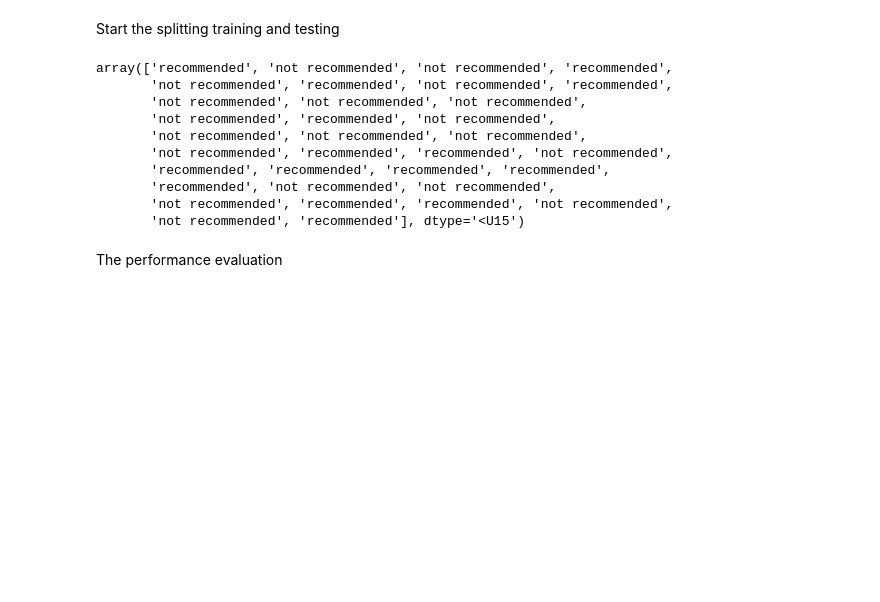
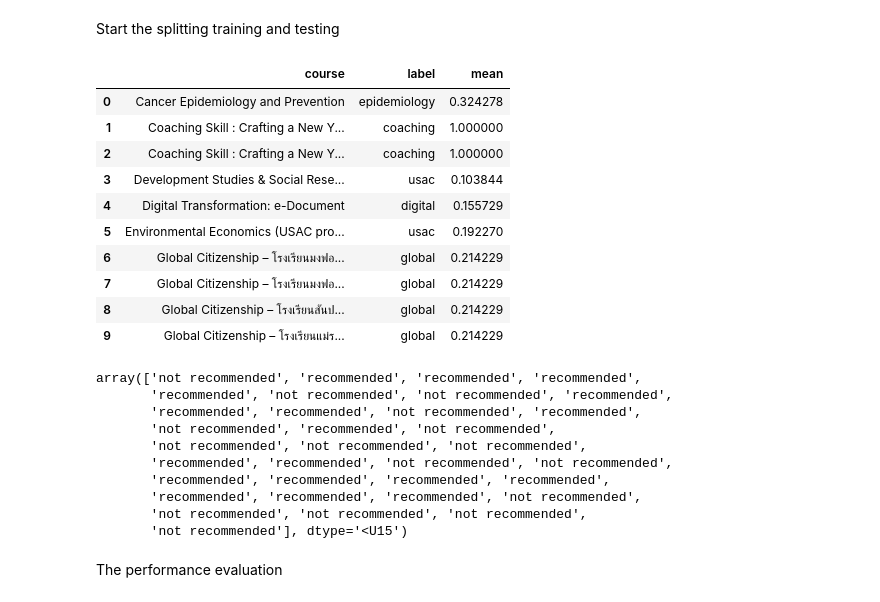
Before and after one commit to startg2545/recommendation-system, a Jupyter notebook: tfidf.ipynb, the cells around one changed output. Cells and saved outputs as stored; diff of their text form; code cells hidden in the pictures; blank space fills up the shorter version.

Commit message:
test performance sucessfully

```diff
--- a/tfidf.ipynb
+++ b/tfidf.ipynb
@@ -384,29 +385,43 @@ Start the splitting training and testing
 # %%
 # Create a DataFrame from courses and item_list
 def get_mean(item):
     arr = recommender_tfidf(item, cosine_similarities)['Cosine Similarity Score']
     if arr.empty:
         return 0
     else:
         return arr.mean()
 
 X = pd.DataFrame({
     'course': courses,
     'label': item_list,
     'mean': [ get_mean(item) for item in courses ]
 })
 
 def get_label(item):
     mean = get_mean(item)
     if mean > 0.2:
         return 'recommended'
     else:
         return 'not recommended'
 
 y = [ get_label(course) for course in courses ]
+
+X.head(10)
+# %% [output]
+|  | course | label | mean |
+| 0 | Cancer Epidemiology and Prevention | epidemiology | 0.324278 |
+| 1 | Coaching Skill : Crafting a New Y... | coaching | 1.000000 |
+| 2 | Coaching Skill : Crafting a New Y... | coaching | 1.000000 |
+| 3 | Development Studies & Social Rese... | usac | 0.103844 |
+| 4 | Digital Transformation: e-Document | digital | 0.155729 |
+| 5 | Environmental Economics (USAC pro... | usac | 0.192270 |
+| 6 | Global Citizenship – โรงเรียนมงฟอ... | global | 0.214229 |
+| 7 | Global Citizenship – โรงเรียนมงฟอ... | global | 0.214229 |
+| 8 | Global Citizenship – โรงเรียนสันป... | global | 0.214229 |
+| 9 | Global Citizenship – โรงเรียนแม่ร... | global | 0.214229 |
 # %%
 # Train test split
-X_train, X_test, y_train, y_test = train_test_split(X, y, test_size=0.2)
+X_train, X_test, y_train, y_test = train_test_split(X, y, test_size=0.2, shuffle=True)
 
 # Create a TF-IDF matrix for the labels
 vectorizer = TfidfVectorizer(stop_words='english')
@@ -425,16 +440,16 @@ between the TF-IDF vectors of the labels is then calculated to create a similari
 matrix. This similarity matrix can be used to recommend items that have similar labels.'''
 predictions
 # %% [output]
-array(['recommended', 'not recommended', 'not recommended', 'recommended',
-       'not recommended', 'recommended', 'not recommended', 'recommended',
-       'not recommended', 'not recommended', 'not recommended',
+array(['not recommended', 'recommended', 'recommended', 'recommended',
+       'recommended', 'not recommended', 'not recommended', 'recommended',
+       'recommended', 'recommended', 'not recommended', 'recommended',
        'not recommended', 'recommended', 'not recommended',
        'not recommended', 'not recommended', 'not recommended',
-       'not recommended', 'recommended', 'recommended', 'not recommended',
+       'recommended', 'recommended', 'not recommended', 'not recommended',
        'recommended', 'recommended', 'recommended', 'recommended',
-       'recommended', 'not recommended', 'not recommended',
-       'not recommended', 'recommended', 'recommended', 'not recommended',
-       'not recommended', 'recommended'], dtype='<U15')
+       'recommended', 'recommended', 'recommended', 'not recommended',
+       'not recommended', 'not recommended', 'not recommended',
+       'not recommended'], dtype='<U15')
 # %% [markdown]
 The performance evaluation
 # %%
```
Also changed, not shown: parts of 2 cells of this notebook, 1 other file.
